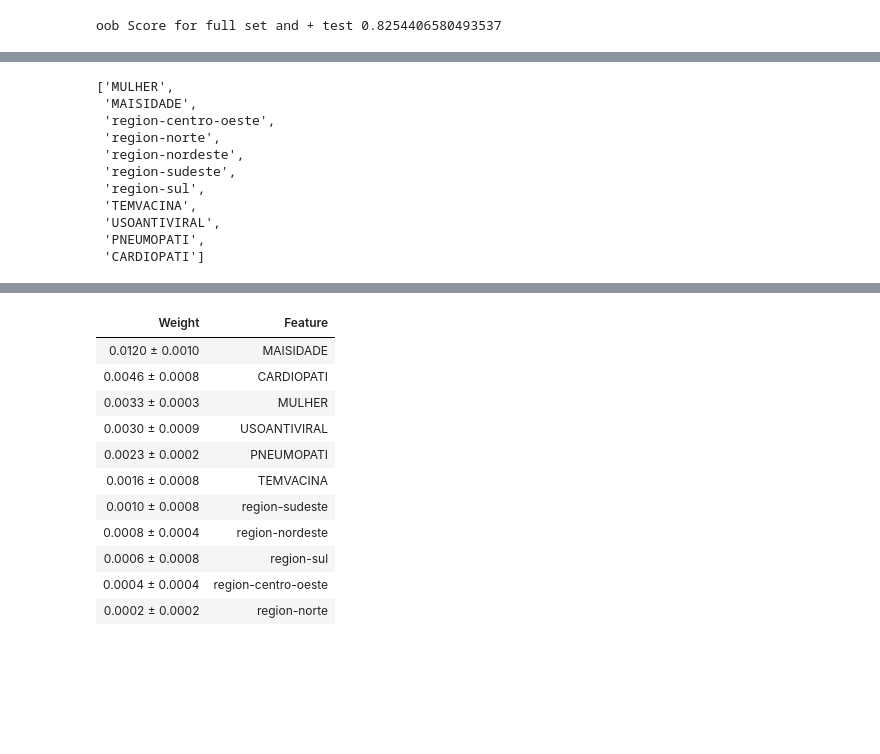
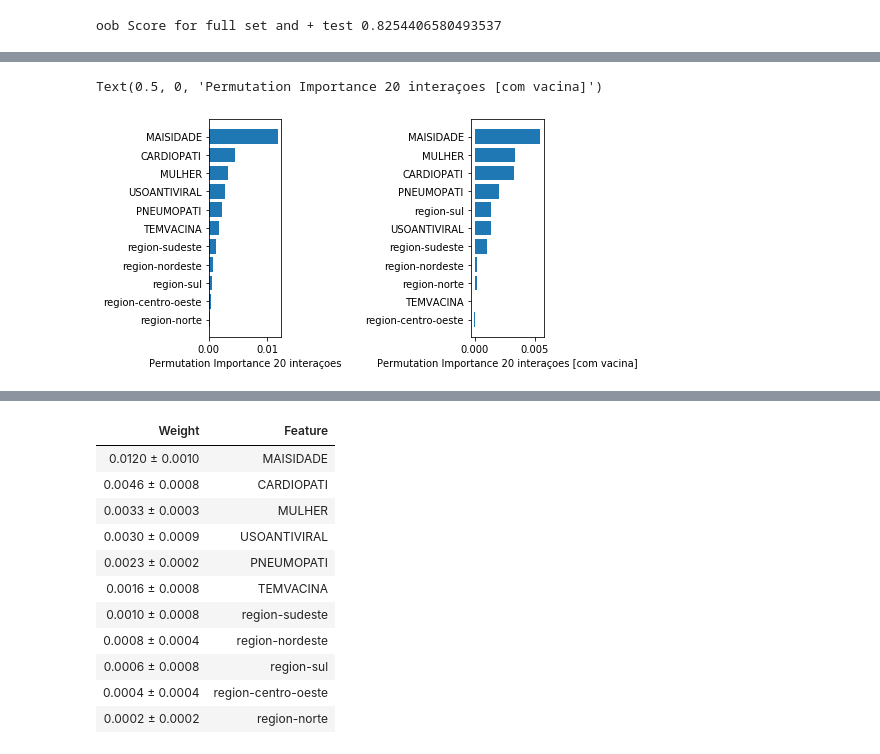
Before and after one commit to brunoartc/IC-Virus-Gripe, a Jupyter notebook: ML-Copy2.ipynb, the cells around one changed output, grey strips where cells are left out. Cells and saved outputs as stored; diff of their text form; code cells hidden in the pictures; blank space fills up the shorter version.

```diff
--- a/ML-Copy2.ipynb
+++ b/ML-Copy2.ipynb
@@ -164,10 +164,28 @@ df_drop= df.drop('MORTE', axis = 1)
 feature_list = list(df_drop.columns)
 # Convert to numpy array
 df_np = np.array(df_drop)
+
+df_vacinados = df[df["TEMVACINA"]]
+
+# mortes are the values we want to predict
+mortes_v = np.array(df_vacinados['MORTE'])
+# Remove the mortes from the features
+# axis 1 refers to the columns
+df_drop_v= df_vacinados.drop('MORTE', axis = 1)
+# Saving feature names for later use
+feature_list_v = list(df_drop_v.columns)
+# Convert to numpy array
+df_np_v = np.array(df_drop_v)
 # %%
 raw_train_features, test_features, raw_train_mortes, test_mortes = train_test_split(df_np, mortes, test_size = 0.20, random_state = 42)
 
 train_features, valida_features, train_mortes, valida_mortes = train_test_split(raw_train_features, raw_train_mortes, test_size = 0.20, random_state = 42)
+
+
+
+raw_train_features_v, test_features_v, raw_train_mortes_v, test_mortes_v = train_test_split(df_np_v, mortes_v, test_size = 0.20, random_state = 42)
+
+train_features_v, valida_features_v, train_mortes_v, valida_mortes_v = train_test_split(raw_train_features_v, raw_train_mortes_v, test_size = 0.20, random_state = 42)
 # %%
 #train_features.shape
 # %%
@@ -176,6 +194,11 @@ from sklearn.ensemble import RandomForestClassifier
 rf = RandomForestClassifier(n_estimators = 1000, random_state = 42, oob_score = True)
 # Train the model on training data
 rf.fit(train_features, train_mortes);
+
+# Instantiate model with 1000 decision trees
+rf_v = RandomForestClassifier(n_estimators = 1000, random_state = 42, oob_score = True)
+# Train the model on training data
+rf_v.fit(train_features_v, train_mortes_v);
 # %%
 # Use the forest's predict method on the test data
 predictions = rf.predict(valida_features)
@@ -250,14 +274,13 @@ Text(0.5, 0, 'Permutation Importance 600 interaçoes')
-# %%
-feature_list
-# %% [output]
-['MULHER',
- 'MAISIDADE',
- 'region-centro-oeste',
- 'region-norte',
- 'region-nordeste',
- 'region-sudeste',
- 'region-sul',
- 'TEMVACINA',
- 'USOANTIVIRAL',
- 'PNEUMOPATI',
- 'CARDIOPATI']
+# %%
+plt.subplot(141)
+sorted_idx = pii.importances_mean.argsort()
+plt.barh(df_drop.columns[sorted_idx], pii.importances_mean[sorted_idx])
+plt.xlabel("Permutation Importance 20 interaçoes")
+
+plt.subplot(144)
+sorted_idx_v = pii_v.importances_mean.argsort()
+plt.barh(df_drop_v.columns[sorted_idx_v], pii_v.importances_mean[sorted_idx_v])
+plt.xlabel("Permutation Importance 20 interaçoes [com vacina]")
+# %% [output]
+Text(0.5, 0, 'Permutation Importance 20 interaçoes [com vacina]')
+[figure, added]
```
Also changed, not shown: parts of 6 cells of this notebook.
